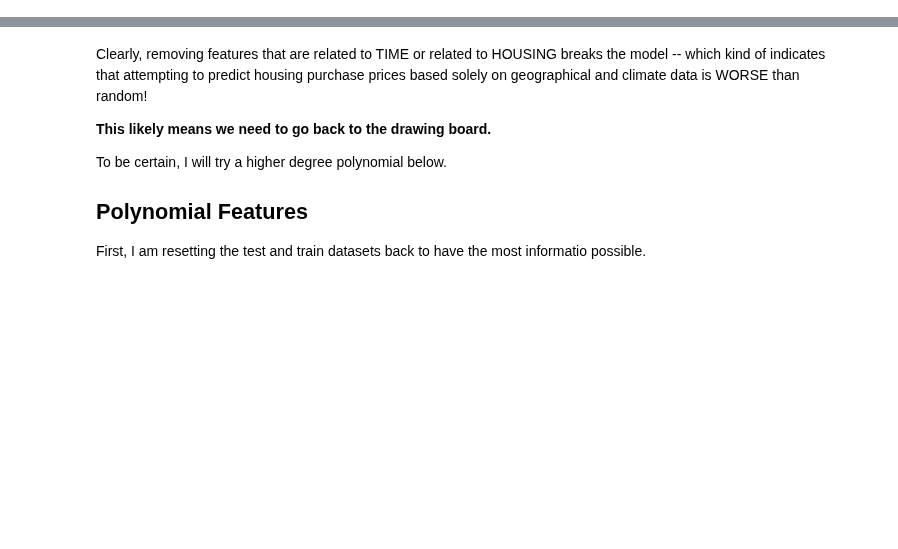
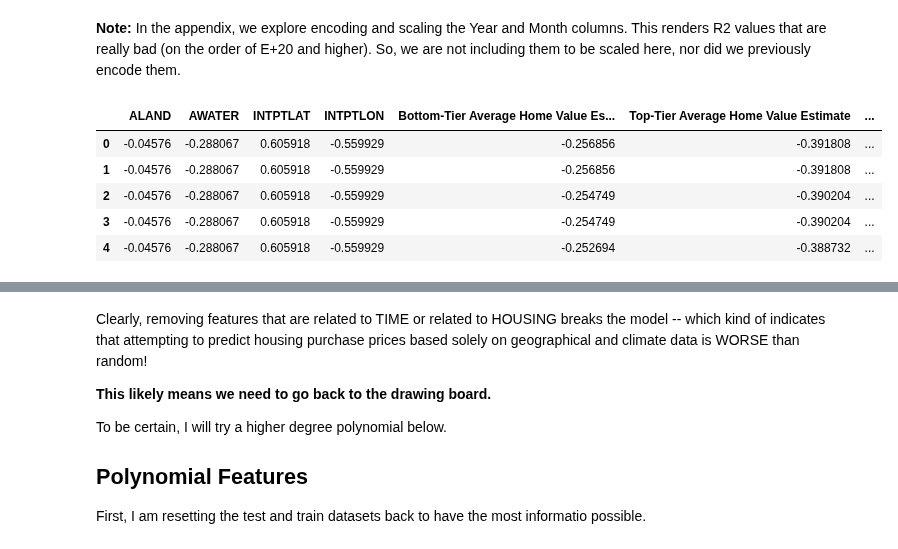
Before and after one commit to MLFP-90803-SP24-FinalProjects/Team17-FinalProject, a Jupyter notebook: Q1_Regression_Analysis.ipynb, the cells around one changed output, grey strips where cells are left out. Saved outputs shown, nothing was run; the diff lists cells and outputs as text; code cells hidden in the pictures; blank space fills up the shorter version.

```diff
--- a/Q1_Regression_Analysis.ipynb
+++ b/Q1_Regression_Analysis.ipynb
@@ -391,0 +141,27 @@ mean_squared_error_test: 2091.657
+# %% [markdown]
+**Note:** In the appendix, we explore encoding and scaling the Year and Month columns. This renders R2 values that are really bad (on the order of E+20 and higher). So, we are not including them to be scaled here, nor did we previously encode them.
+# %%
+# Extract the columns that we want to scale
+columns_to_scale = data.drop(columns=['Year', 'Month', 'RegionName', 'State', 'StateFPS', 'StateAbbrv', \
+                       'STATEFP', 'COUNTYFP', 'COUNTYNS', 'GEOID', 'NAME', 'NAMELSAD', 'LSAD',\
+                       'CLASSFP', 'MTFCC', 'CSAFP', 'CBSAFP', 'METDIVFP', 'FUNCSTAT','geometry']).columns
+
+# Create a StandardScaler object
+scaler = StandardScaler()
+
+# Fit the scaler to the specified columns
+scaler.fit(data[columns_to_scale])
+
+# Transform the data using the fitted scaler and convert it back to a DataFrame
+scaled_data = scaler.transform(data[columns_to_scale])
+data[columns_to_scale] = pd.DataFrame(scaled_data, columns=columns_to_scale, index=data.index)
+
+# Display the first few rows of the scaled columns to verify the values look scaled at first glance
+data[columns_to_scale].head()
+# %% [output]
+|  | ALAND | AWATER | INTPTLAT | INTPTLON | Bottom-Tier Average Home Value Es... | Top-Tier Average Home Value Estimate | ... |
+| 0 | -0.04576 | -0.288067 | 0.605918 | -0.559929 | -0.256856 | -0.391808 | ... |
+| 1 | -0.04576 | -0.288067 | 0.605918 | -0.559929 | -0.256856 | -0.391808 | ... |
+| 2 | -0.04576 | -0.288067 | 0.605918 | -0.559929 | -0.254749 | -0.390204 | ... |
+| 3 | -0.04576 | -0.288067 | 0.605918 | -0.559929 | -0.254749 | -0.390204 | ... |
+| 4 | -0.04576 | -0.288067 | 0.605918 | -0.559929 | -0.252694 | -0.388732 | ... |
```
Also changed, not shown: parts of 75 cells of this notebook.
